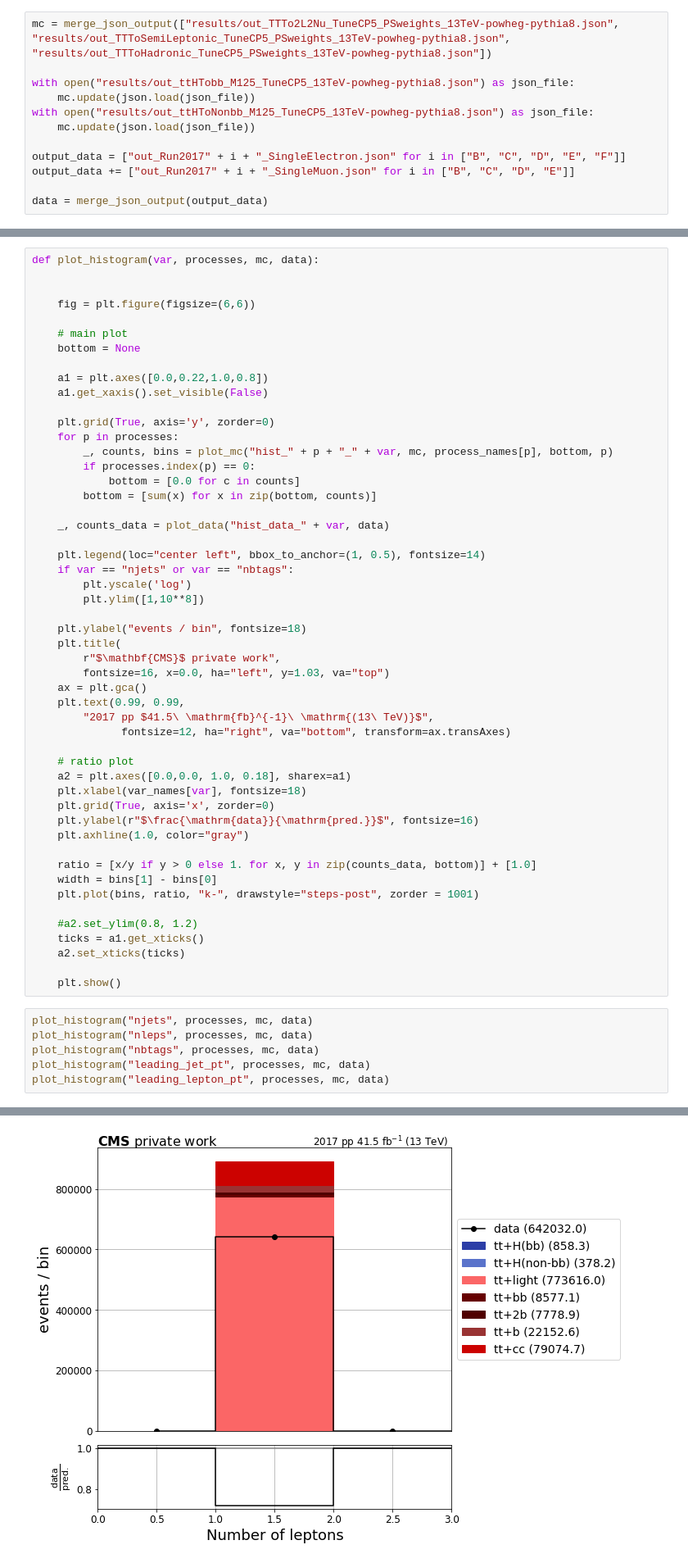
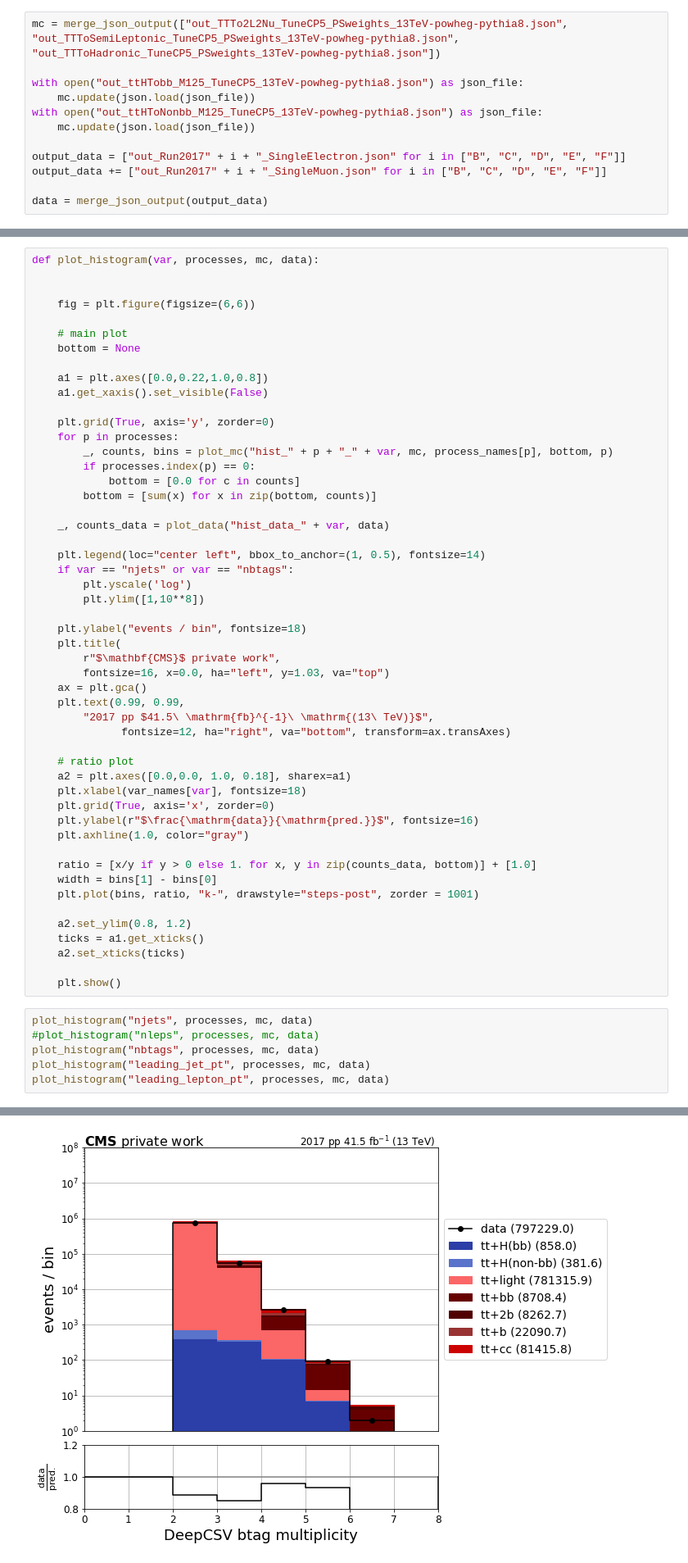
Before and after one commit to mmeinhard/hepaccelerate, a Jupyter notebook: EvaluateResults.ipynb, the cells around one changed output, grey strips where cells are left out. Shown: that part at 82% size. Drawn from its saved outputs; the diff is of its cells as text.

```diff
--- a/EvaluateResults.ipynb
+++ b/EvaluateResults.ipynb
@@ -41,15 +41,15 @@ def merge_json_output(samples):
                     merge[k1][k2] = data[k1][k2]
     return merge
 # %%
-mc = merge_json_output(["results/out_TTTo2L2Nu_TuneCP5_PSweights_13TeV-powheg-pythia8.json", "results/out_TTToSemiLeptonic_TuneCP5_PSweights_13TeV-powheg-pythia8.json", "results/out_TTToHadronic_TuneCP5_PSweights_13TeV-powheg-pythia8.json"])
+mc = merge_json_output(["out_TTTo2L2Nu_TuneCP5_PSweights_13TeV-powheg-pythia8.json", "out_TTToSemiLeptonic_TuneCP5_PSweights_13TeV-powheg-pythia8.json", "out_TTToHadronic_TuneCP5_PSweights_13TeV-powheg-pythia8.json"])
 
-with open("results/out_ttHTobb_M125_TuneCP5_13TeV-powheg-pythia8.json") as json_file:
+with open("out_ttHTobb_M125_TuneCP5_13TeV-powheg-pythia8.json") as json_file:
     mc.update(json.load(json_file))
-with open("results/out_ttHToNonbb_M125_TuneCP5_13TeV-powheg-pythia8.json") as json_file:
+with open("out_ttHToNonbb_M125_TuneCP5_13TeV-powheg-pythia8.json") as json_file:
     mc.update(json.load(json_file))
 
 output_data = ["out_Run2017" + i + "_SingleElectron.json" for i in ["B", "C", "D", "E", "F"]]
-output_data += ["out_Run2017" + i + "_SingleMuon.json" for i in ["B", "C", "D", "E"]]
+output_data += ["out_Run2017" + i + "_SingleMuon.json" for i in ["B", "C", "D", "E", "F"]]
 
 data = merge_json_output(output_data)
 # %%
@@ -174,14 +174,14 @@ def plot_histogram(var, processes, mc, data):
     width = bins[1] - bins[0]
     plt.plot(bins, ratio, "k-", drawstyle="steps-post", zorder = 1001)
 
-    #a2.set_ylim(0.8, 1.2)
+    a2.set_ylim(0.8, 1.2)
     ticks = a1.get_xticks()
     a2.set_xticks(ticks)
 
     plt.show()
 # %%
 plot_histogram("njets", processes, mc, data)
-plot_histogram("nleps", processes, mc, data)
+#plot_histogram("nleps", processes, mc, data)
 plot_histogram("nbtags", processes, mc, data)
 plot_histogram("leading_jet_pt", processes, mc, data)
 plot_histogram("leading_lepton_pt", processes, mc, data)
@@ -190 +190 @@ plot_histogram("leading_lepton_pt", processes, mc, data)
-[figure, old version]
+[figure, new version]
```
Also changed, not shown: parts of 2 cells of this notebook, 6 other files.
